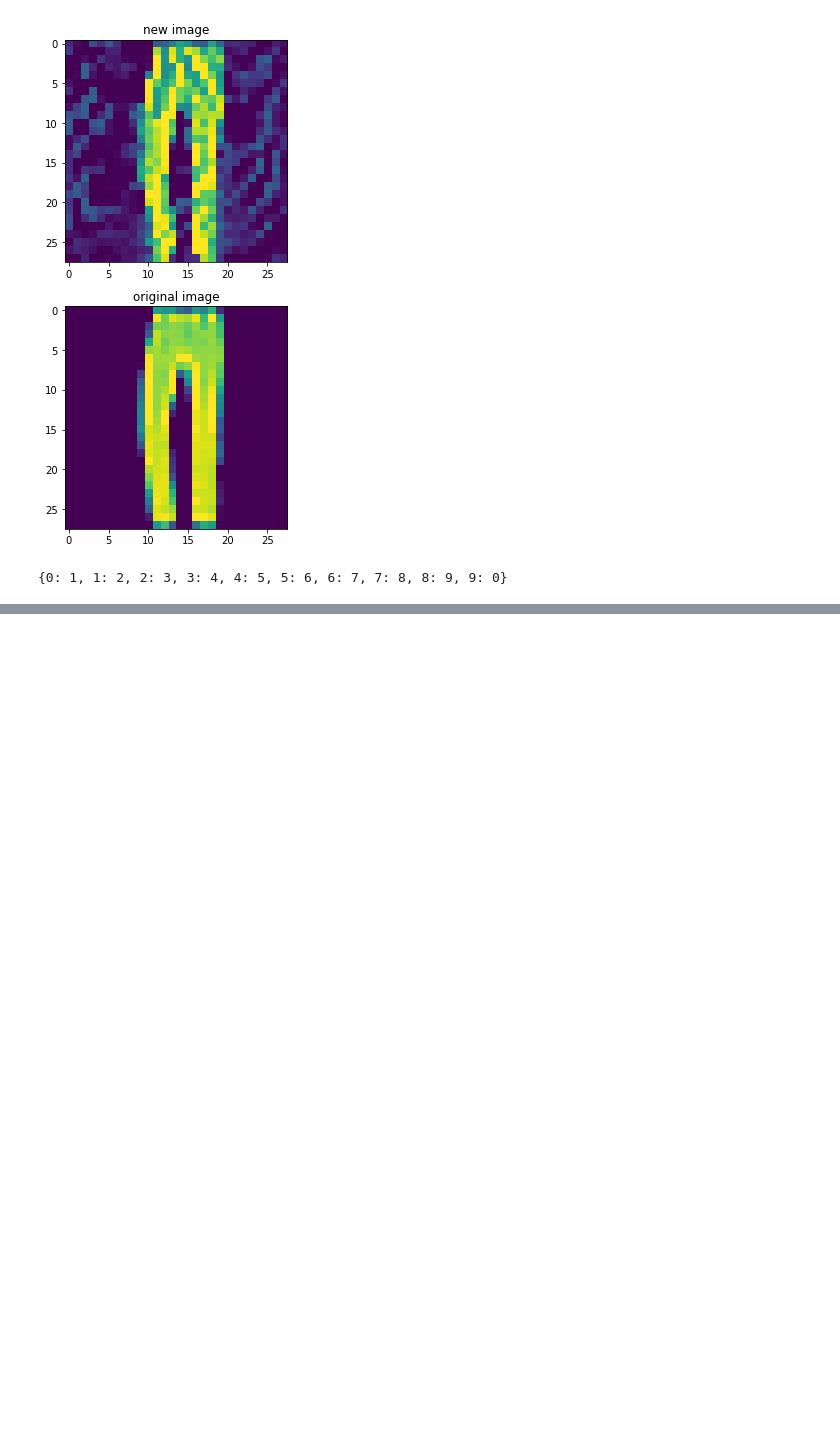
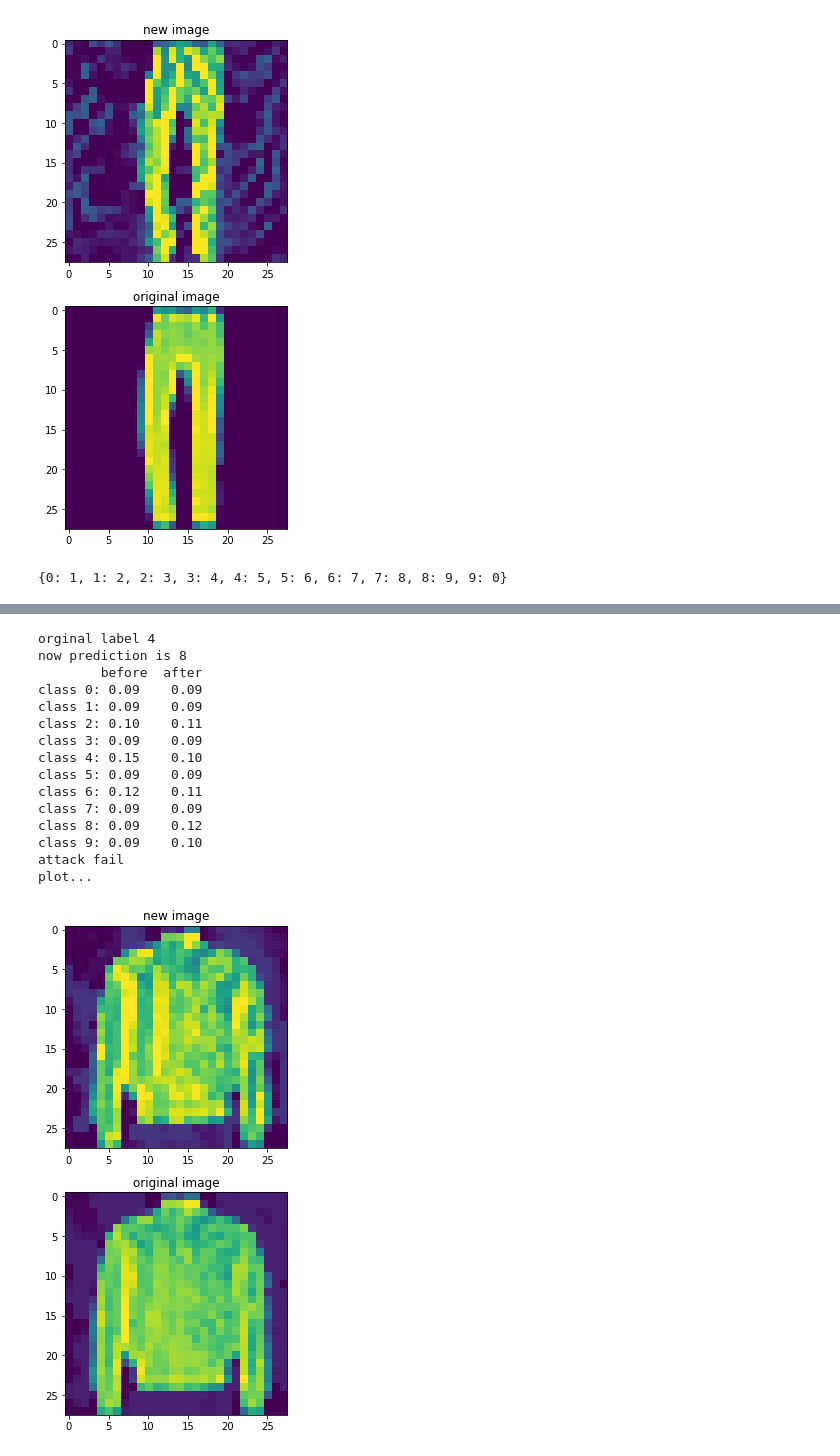
Before and after one commit to kifish/ml-base, a Jupyter notebook: pku-deep-learning/lg-course/assignment2/code/white_box_attack.ipynb, the cells around one changed output, grey strips where cells are left out. Saved outputs shown, nothing was run; the diff lists cells and outputs as text; code cells hidden in the pictures; blank space fills up the shorter version.

```diff
--- a/pku-deep-learning/lg-course/assignment2/code/white_box_attack.ipynb
+++ b/pku-deep-learning/lg-course/assignment2/code/white_box_attack.ipynb
@@ -343,0 +594,19 @@ old2new
+# %%
+new_image = attacker.gen_adv(x_attack[1],y_attack[1],sess)
+# %% [output]
+orginal label 4
+now prediction is 8
+        before  after
+class 0: 0.09    0.09
+class 1: 0.09    0.09
+class 2: 0.10    0.11
+class 3: 0.09    0.09
+class 4: 0.15    0.10
+class 5: 0.09    0.09
+class 6: 0.12    0.11
+class 7: 0.09    0.09
+class 8: 0.09    0.12
+class 9: 0.09    0.10
+attack fail
+plot...
+[figure, added]
```
Also changed, not shown: parts of 12 cells of this notebook, 2 other files.
